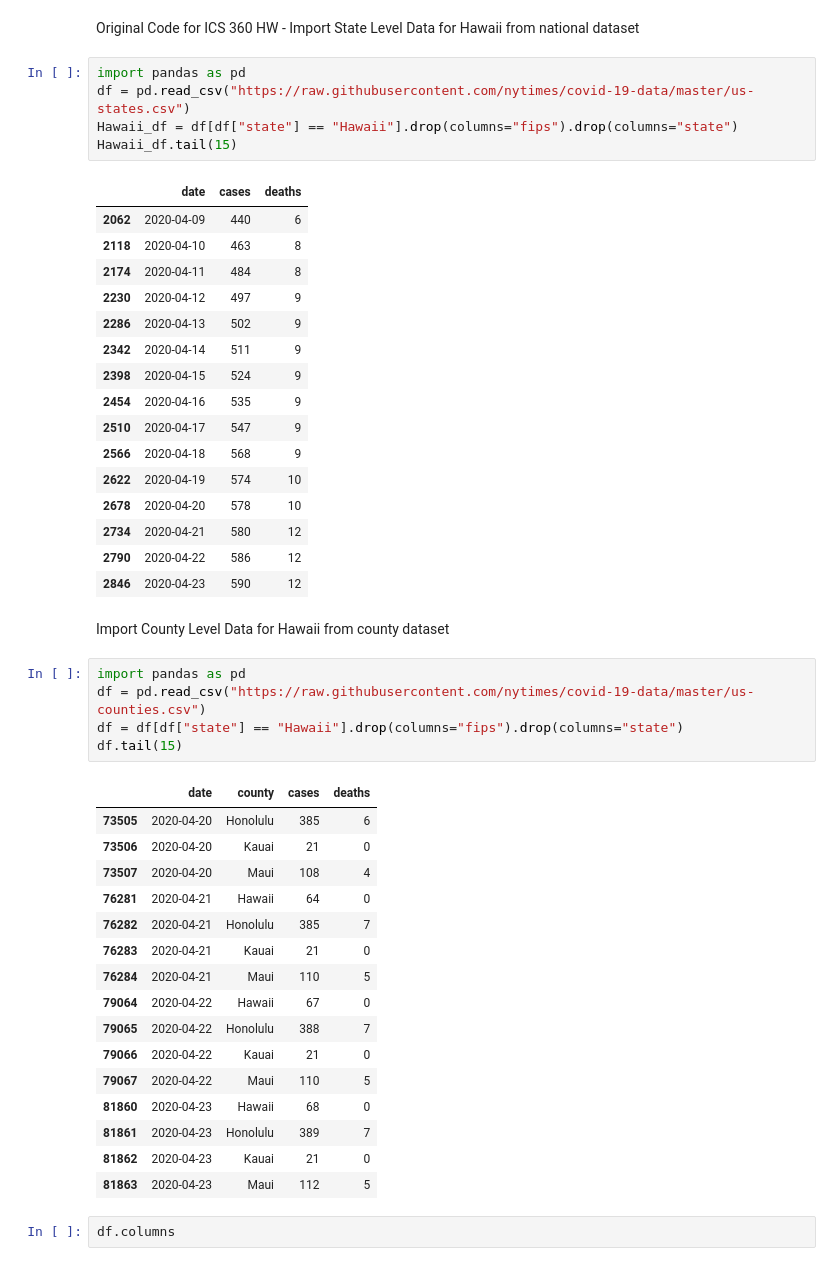
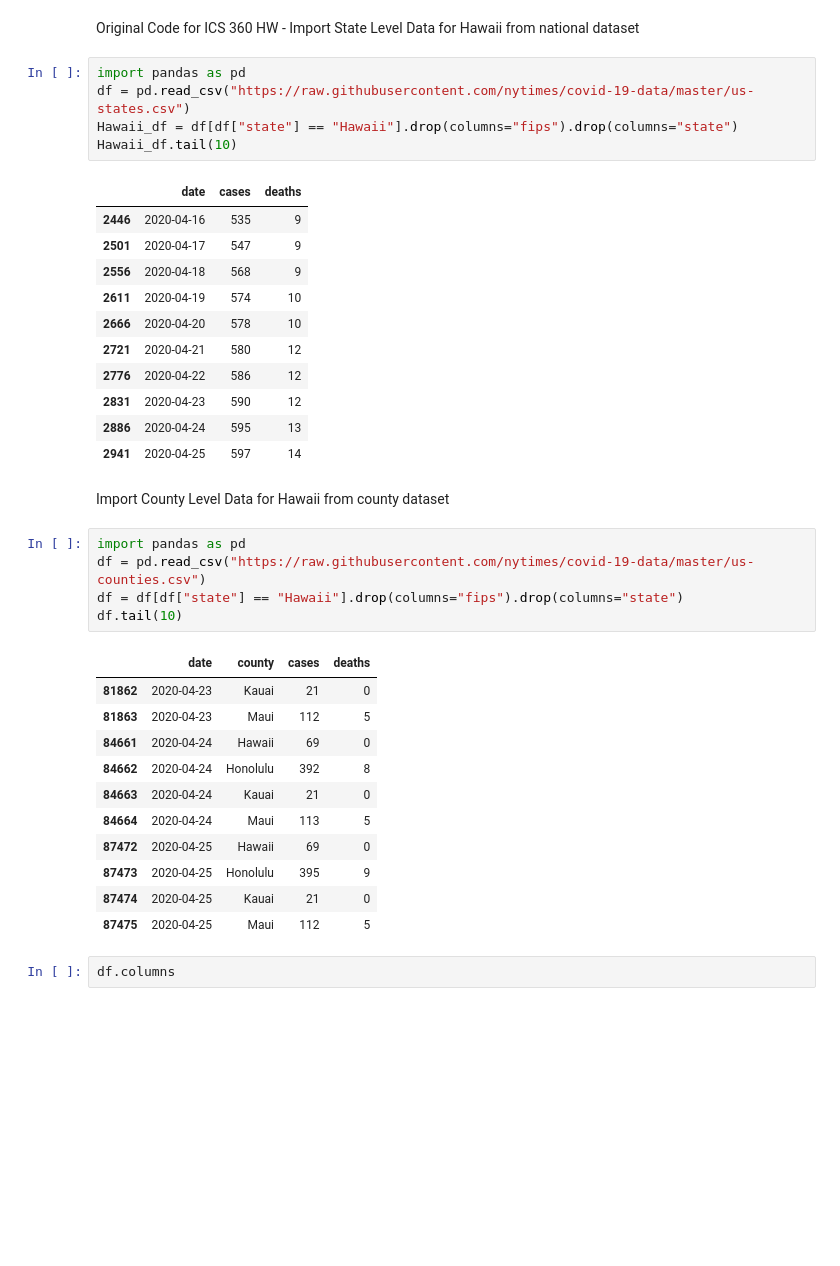
Before and after one commit to 5ft6/covid-19-Hawaii, a Jupyter notebook: Covid_19_Hawaii.ipynb, the cells around one changed output. Saved outputs shown, nothing was run; the diff lists cells and outputs as text; blank space fills up the shorter version.

```diff
--- a/Covid_19_Hawaii.ipynb
+++ b/Covid_19_Hawaii.ipynb
@@ -193,48 +178,38 @@ Original Code for ICS 360 HW - Import State Level Data for Hawaii from national
 import pandas as pd
 df = pd.read_csv("https://raw.githubusercontent.com/nytimes/covid-19-data/master/us-states.csv")
 Hawaii_df = df[df["state"] == "Hawaii"].drop(columns="fips").drop(columns="state")
-Hawaii_df.tail(15)
+Hawaii_df.tail(10)
 # %% [output]
 |  | date | cases | deaths |
-| 2062 | 2020-04-09 | 440 | 6 |
-| 2118 | 2020-04-10 | 463 | 8 |
-| 2174 | 2020-04-11 | 484 | 8 |
-| 2230 | 2020-04-12 | 497 | 9 |
-| 2286 | 2020-04-13 | 502 | 9 |
-| 2342 | 2020-04-14 | 511 | 9 |
-| 2398 | 2020-04-15 | 524 | 9 |
-| 2454 | 2020-04-16 | 535 | 9 |
-| 2510 | 2020-04-17 | 547 | 9 |
-| 2566 | 2020-04-18 | 568 | 9 |
-| 2622 | 2020-04-19 | 574 | 10 |
-| 2678 | 2020-04-20 | 578 | 10 |
-| 2734 | 2020-04-21 | 580 | 12 |
-| 2790 | 2020-04-22 | 586 | 12 |
-| 2846 | 2020-04-23 | 590 | 12 |
+| 2446 | 2020-04-16 | 535 | 9 |
+| 2501 | 2020-04-17 | 547 | 9 |
+| 2556 | 2020-04-18 | 568 | 9 |
+| 2611 | 2020-04-19 | 574 | 10 |
+| 2666 | 2020-04-20 | 578 | 10 |
+| 2721 | 2020-04-21 | 580 | 12 |
+| 2776 | 2020-04-22 | 586 | 12 |
+| 2831 | 2020-04-23 | 590 | 12 |
+| 2886 | 2020-04-24 | 595 | 13 |
+| 2941 | 2020-04-25 | 597 | 14 |
 # %% [markdown]
 Import County Level Data for Hawaii from county dataset
 # %%
 import pandas as pd
 df = pd.read_csv("https://raw.githubusercontent.com/nytimes/covid-19-data/master/us-counties.csv")
 df = df[df["state"] == "Hawaii"].drop(columns="fips").drop(columns="state")
-df.tail(15)
+df.tail(10)
 # %% [output]
 |  | date | county | cases | deaths |
-| 73505 | 2020-04-20 | Honolulu | 385 | 6 |
-| 73506 | 2020-04-20 | Kauai | 21 | 0 |
-| 73507 | 2020-04-20 | Maui | 108 | 4 |
-| 76281 | 2020-04-21 | Hawaii | 64 | 0 |
-| 76282 | 2020-04-21 | Honolulu | 385 | 7 |
-| 76283 | 2020-04-21 | Kauai | 21 | 0 |
-| 76284 | 2020-04-21 | Maui | 110 | 5 |
-| 79064 | 2020-04-22 | Hawaii | 67 | 0 |
-| 79065 | 2020-04-22 | Honolulu | 388 | 7 |
-| 79066 | 2020-04-22 | Kauai | 21 | 0 |
-| 79067 | 2020-04-22 | Maui | 110 | 5 |
-| 81860 | 2020-04-23 | Hawaii | 68 | 0 |
-| 81861 | 2020-04-23 | Honolulu | 389 | 7 |
 | 81862 | 2020-04-23 | Kauai | 21 | 0 |
 | 81863 | 2020-04-23 | Maui | 112 | 5 |
+| 84661 | 2020-04-24 | Hawaii | 69 | 0 |
+| 84662 | 2020-04-24 | Honolulu | 392 | 8 |
+| 84663 | 2020-04-24 | Kauai | 21 | 0 |
+| 84664 | 2020-04-24 | Maui | 113 | 5 |
+| 87472 | 2020-04-25 | Hawaii | 69 | 0 |
+| 87473 | 2020-04-25 | Honolulu | 395 | 9 |
+| 87474 | 2020-04-25 | Kauai | 21 | 0 |
+| 87475 | 2020-04-25 | Maui | 112 | 5 |
 # %%
 df.columns
 # %% [output]
```
Also changed, not shown: parts of 25 cells of this notebook.
